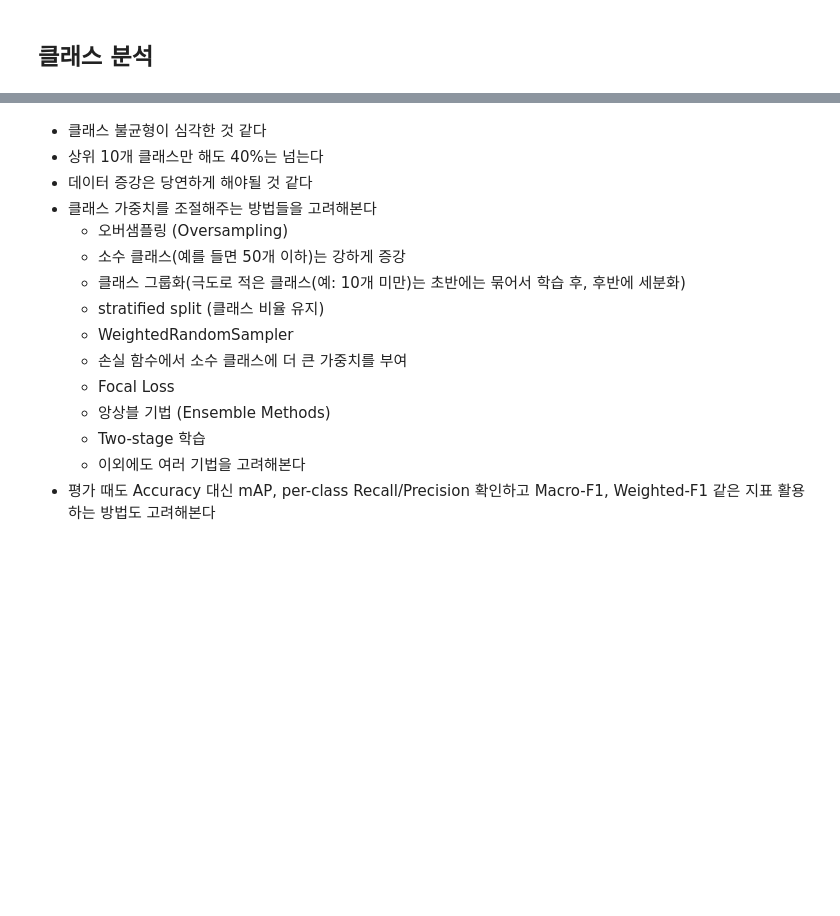
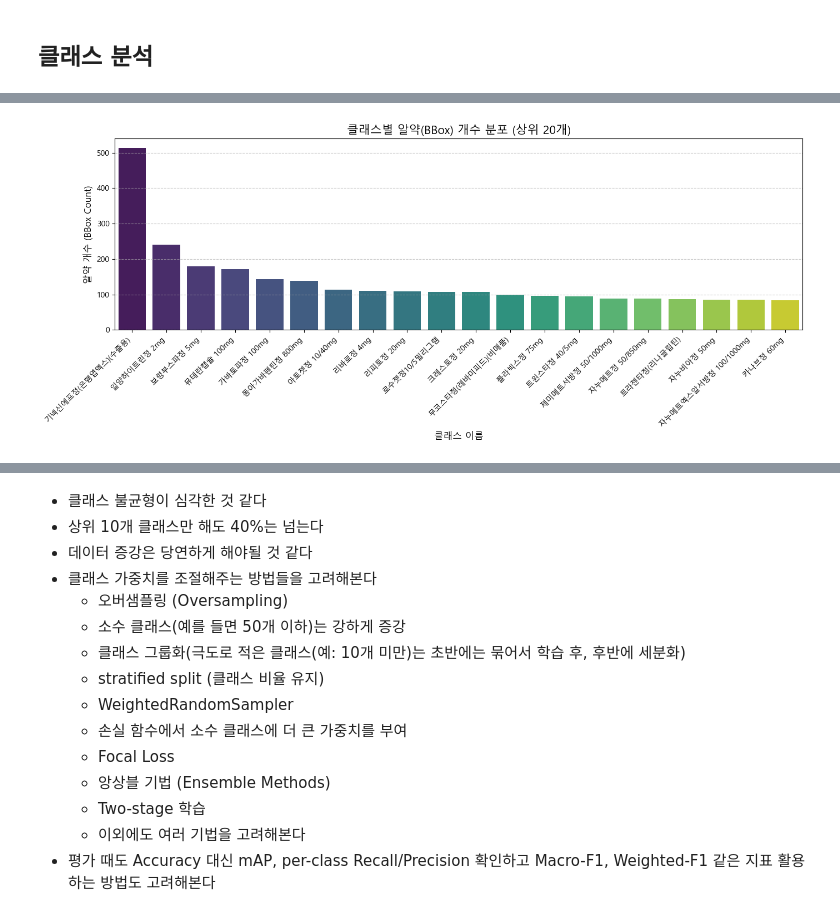
Before and after one commit to codeitteam777/codeitteam7, a Jupyter notebook: initial_data_analysis.ipynb, the cells around one changed output, grey strips where cells are left out. Saved outputs shown, nothing was run; the diff lists cells and outputs as text; code cells hidden in the pictures; blank space fills up the shorter version.

```diff
--- a/initial_data_analysis.ipynb
+++ b/initial_data_analysis.ipynb
@@ -39,10 +39,9 @@ folder = r"C:\Users\daboi\OneDrive\Desktop\ai05-level1-project\train_annotations
 
 sample_json = r"C:\Users\daboi\OneDrive\Desktop\ai05-level1-project\train_annotations\K-003483-022347-027777-036637_json\K-003483\K-003483-022347-027777-036637_0_2_0_2_70_000_200.json"
 
-with open(sample_json, "r", encoding = "utf-8") as f:
+# annotation 구조 확인
+with open(json_files[0], 'r') as f:
     data = json.load(f)
-
-print("최상위 키:", data.keys())
-print("\nimages 예시:", data["images"][0])
-print("\nannotations 예시:", data["annotations"][0])
+print(data.keys())
+data
 # %% [output]
@@ -266,3 +309,81 @@ print(class_df.to_string())
 70              자이프렉사정 2.5mg      9
 71                렉사프로정 15mg      9
 72               브린텔릭스정 20mg      7
+# %%
+# 클래스 시각화
+# 운영체제에 따라 폰트 경로 설정
+import platform
+from matplotlib import font_manager, rc
+
+if platform.system() == 'Windows':
+    # Windows: Malgun Gothic 설정
+    font_name = font_manager.FontProperties(fname="c:/Windows/Fonts/malgun.ttf").get_name()
+    rc('font', family=font_name)
+elif platform.system() == 'Darwin': # Mac OS
+    # Mac OS: Apple Gothic 설정
+    rc('font', family='AppleGothic')
+else:
+    # Linux 또는 기타 OS: 널리 사용되는 Nanum Gothic을 가정하거나, 기본 폰트 사용
+    try:
+        font_name = font_manager.FontProperties(fname='/usr/share/fonts/truetype/nanum/NanumGothic.ttf').get_name()
+        rc('font', family=font_name)
+    except:
+        rc('font', family='DejaVu Sans')
+
+# 마이너스 부호 깨짐 방지
+plt.rcParams['axes.unicode_minus'] = False
+
+
+# 클래스 분포 막대 그래프 (Bar Plot) - (Using 'count')
+TOP_N = 20 # 상위 20개 클래스만 시각화
+
+plt.figure(figsize=(14, 6))
+sns.barplot(
+    x='class_name',
+    y='count',  # 'count' 컬럼 사용
+    data=class_df.head(TOP_N),
+    palette='viridis'
+)
+
+plt.title(f'클래스별 알약(BBox) 개수 분포 (상위 {TOP_N}개)', fontsize=15)
+plt.xlabel('클래스 이름', fontsize=12)
+plt.ylabel('알약 개수 (BBox Count)', fontsize=12)
+plt.xticks(rotation=45, ha='right', fontsize=10)
+plt.grid(axis='y', linestyle='--', alpha=0.7)
+plt.tight_layout()
+plt.savefig('class_distribution_bar_plot_korean.png')
+# plt.show()
+
+
+# 누적 분포 그래프 (Cumulative Distribution Plot) - (Using 'count')
+# 전체 데이터 중 상위 클래스가 얼마나 많은 비중을 차지하는지 확인
+total_bbox_count = class_df['count'].sum()
+class_df['cumulative_count'] = class_df['count'].cumsum()
+class_df['cumulative_ratio'] = class_df['cumulative_count'] / total_bbox_count * 100
+
+plt.figure(figsize=(14, 6))
+# 누적 비율을 선 그래프로 표시
+sns.lineplot(
+    x=class_df.index + 1, # 인덱스 + 1 = 순위
+    y='cumulative_ratio',
+    data=class_df,
+    marker='o'
+)
+
+# 데이터 불균형의 심각도를 나타내는 주요 지점 표시
+top_10_ratio = class_df.iloc[min(9, len(class_df) - 1)]['cumulative_ratio']
+top_20_ratio = class_df.iloc[min(19, len(class_df) - 1)]['cumulative_ratio']
+
+plt.axvline(x=10, color='r', linestyle='--', linewidth=1, label=f'Top 10: {top_10_ratio:.1f}%')
+plt.axvline(x=20, color='orange', linestyle='--', linewidth=1, label=f'Top 20: {top_20_ratio:.1f}%')
+plt.axhline(y=80, color='gray', linestyle=':', linewidth=1, label='80% 기준')
+
+plt.title('클래스별 BBox 누적 점유율', fontsize=15)
+plt.xlabel('클래스 순위 (Rank)', fontsize=12)
+plt.ylabel('누적 비율 (%)', fontsize=12)
+plt.grid(linestyle='--', alpha=0.7)
+plt.legend()
+plt.tight_layout()
+plt.savefig('class_cumulative_distribution_plot_korean.png')
+# plt.show()
+# %% [output]
@@ -268,0 +393 @@ print(class_df.to_string())
+[figure, added]
```
Also changed, not shown: parts of 12 cells of this notebook, 2 other files.
